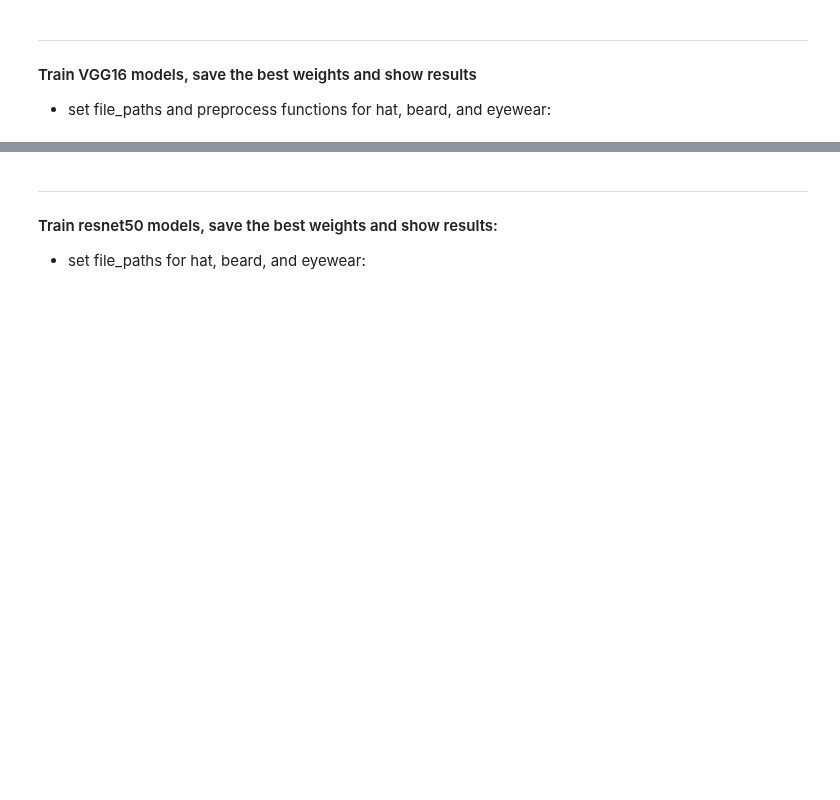
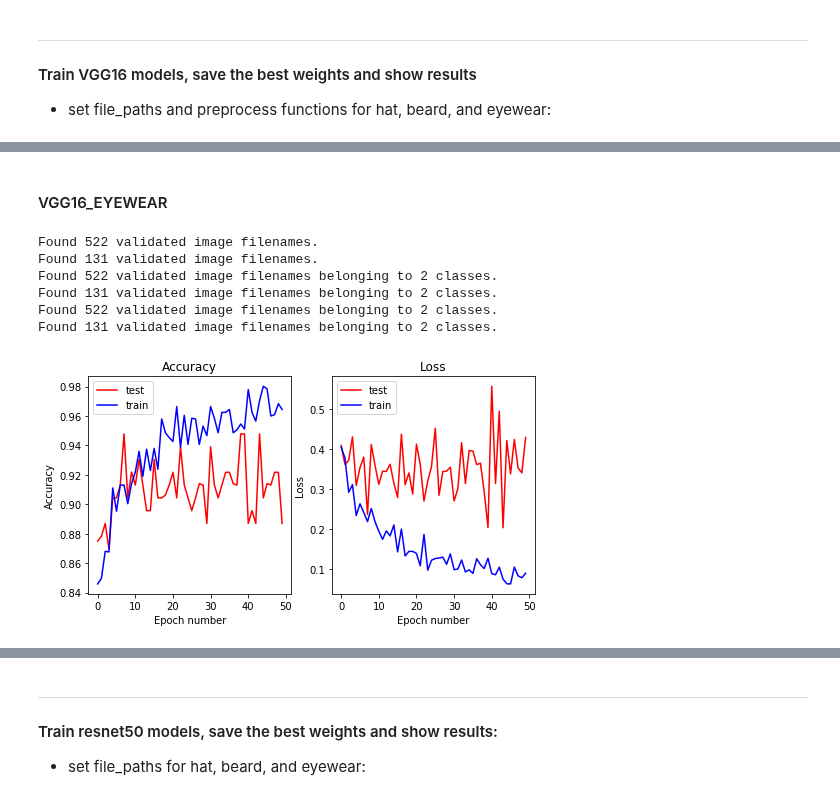
Before and after one commit to mzhou356/img2recommender, a Jupyter notebook: notebooks/vgg16_resnet50_model_tuning.ipynb, the cells around one changed output, grey strips where cells are left out. Saved outputs shown, nothing was run; the diff lists cells and outputs as text; code cells hidden in the pictures; blank space fills up the shorter version.

```diff
--- a/notebooks/vgg16_resnet50_model_tuning.ipynb
+++ b/notebooks/vgg16_resnet50_model_tuning.ipynb
@@ -225,0 +165,17 @@ weighted avg       0.98      0.98      0.98       653
+# %% [markdown]
+#### VGG16_EYEWEAR
+# %%
+# intialize classifier and tune eyewear Classifier
+eyewear_vgg16 = mte.BaseClassifier('eyewear',RESCALE_V,PROCESS_FUNC_V,DIM_V,VGG16,'vgg16')
+eyewear_vgg16.save_bottleneck_features(FILE_PATH1_EYEWEAR_V,FILE_PATH2_EYEWEAR_V)
+eyewear_vgg16.train_top_model(50,FILE_PATH3_EYEWEAR_V,verbose=0)
+eyewear_vgg16.fine_tune_model(50,FILE_PATH4_EYEWEAR_V)
+eyewear_vgg16.plot_model_history()
+# %% [output]
+Found 522 validated image filenames.
+Found 131 validated image filenames.
+Found 522 validated image filenames belonging to 2 classes.
+Found 131 validated image filenames belonging to 2 classes.
+Found 522 validated image filenames belonging to 2 classes.
+Found 131 validated image filenames belonging to 2 classes.
+[figure, added]
```
Also changed, not shown: parts of 47 cells of this notebook, 1 other file.
